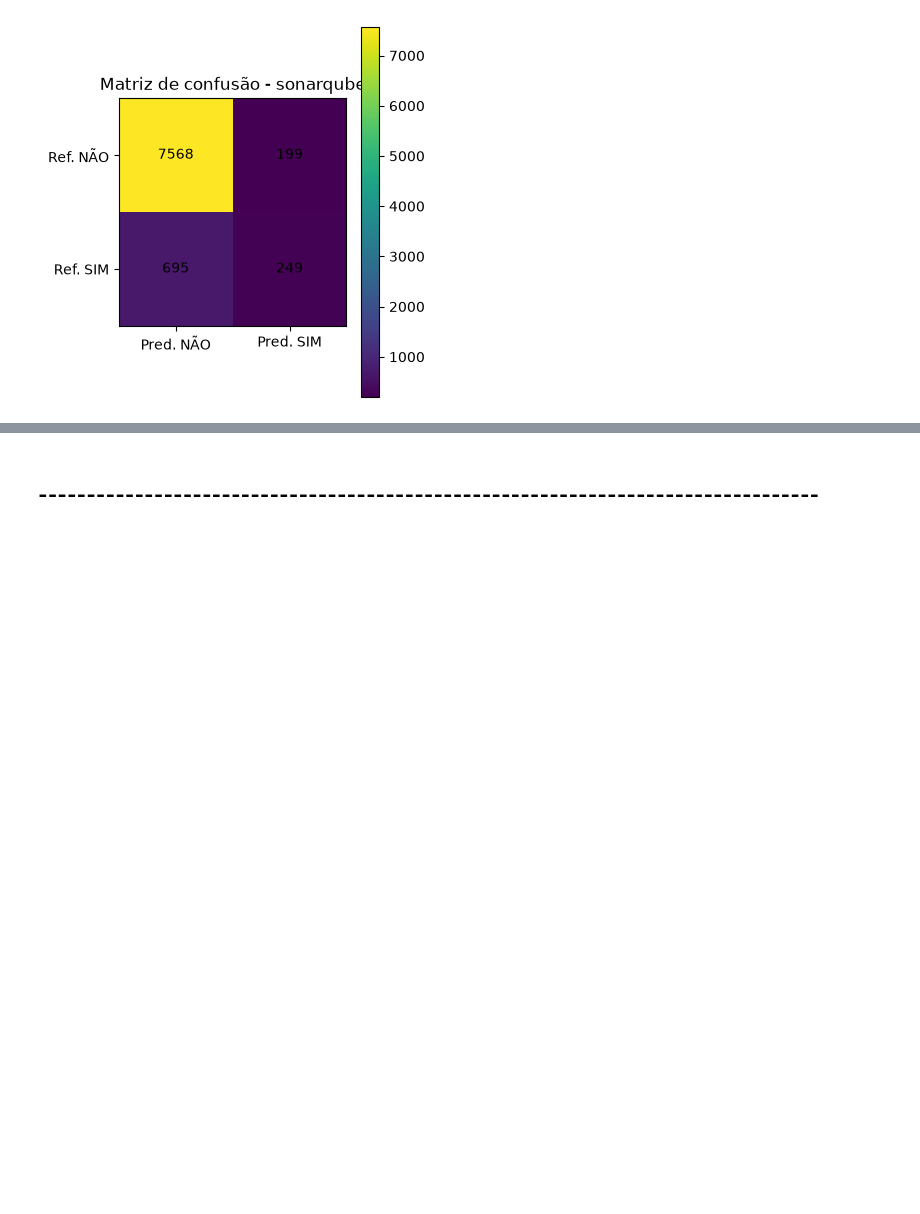
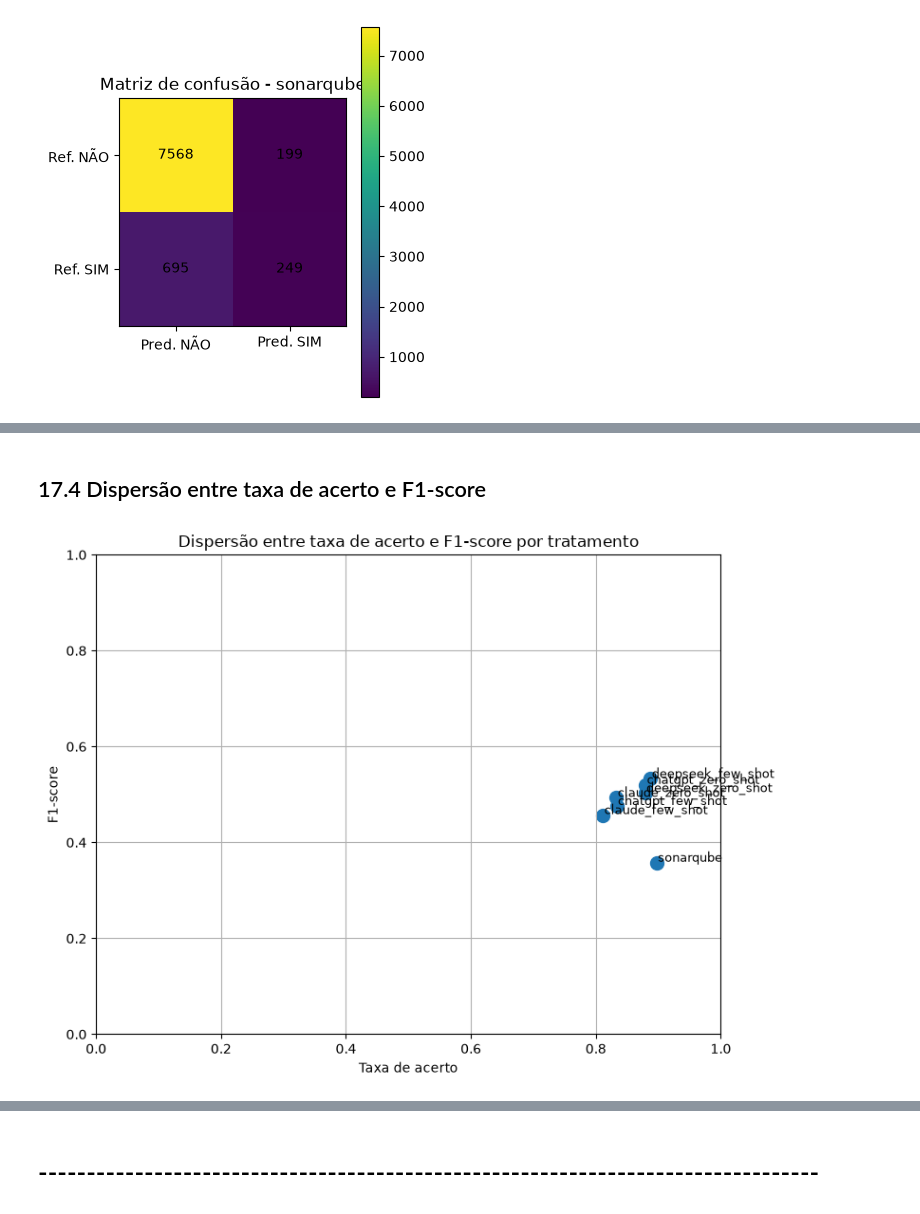
Before and after one commit to OscarDeBrito/TCC-Artur-Jackson-e-Oscar-de-Brito--BaseMLCQ, a Jupyter notebook: Analise-resultados-experimento/analise_resultados_experimento.ipynb, the cells around one changed output, grey strips where cells are left out. Cells and saved outputs as stored; diff of their text form; code cells hidden in the pictures; blank space fills up the shorter version.

```diff
--- a/Analise-resultados-experimento/analise_resultados_experimento.ipynb
+++ b/Analise-resultados-experimento/analise_resultados_experimento.ipynb
@@ -1571,0 +1919,30 @@ for treatment in sorted(analise["treatment"].dropna().unique()):
+# %% [markdown]
+## 17.4 Dispersão entre taxa de acerto e F1-score
+# %%
+plt.figure(figsize=(8, 6))
+
+plt.scatter(
+    resumo_tratamento["taxa_acerto"],
+    resumo_tratamento["f1"],
+    s=100
+)
+
+for _, row in resumo_tratamento.iterrows():
+    plt.text(
+        row["taxa_acerto"] + 0.002,
+        row["f1"] + 0.002,
+        row["treatment"],
+        fontsize=9
+    )
+
+plt.title("Dispersão entre taxa de acerto e F1-score por tratamento")
+plt.xlabel("Taxa de acerto")
+plt.ylabel("F1-score")
+plt.xlim(0, 1)
+plt.ylim(0, 1)
+plt.grid(True)
+
+plt.tight_layout()
+plt.show()
+# %% [output]
+[figure, added]
```
Also changed, not shown: parts of 33 cells of this notebook, 4 other files.
